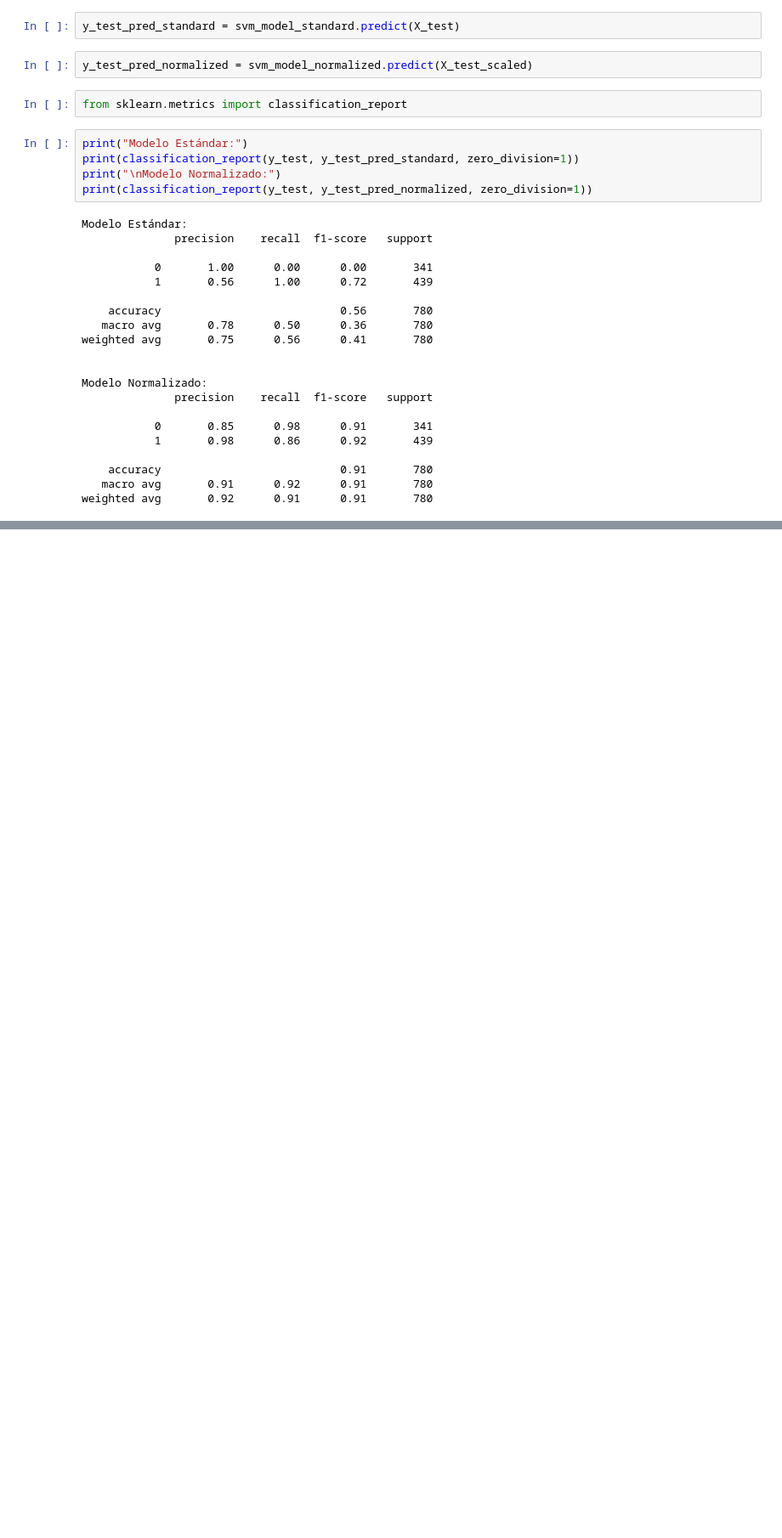
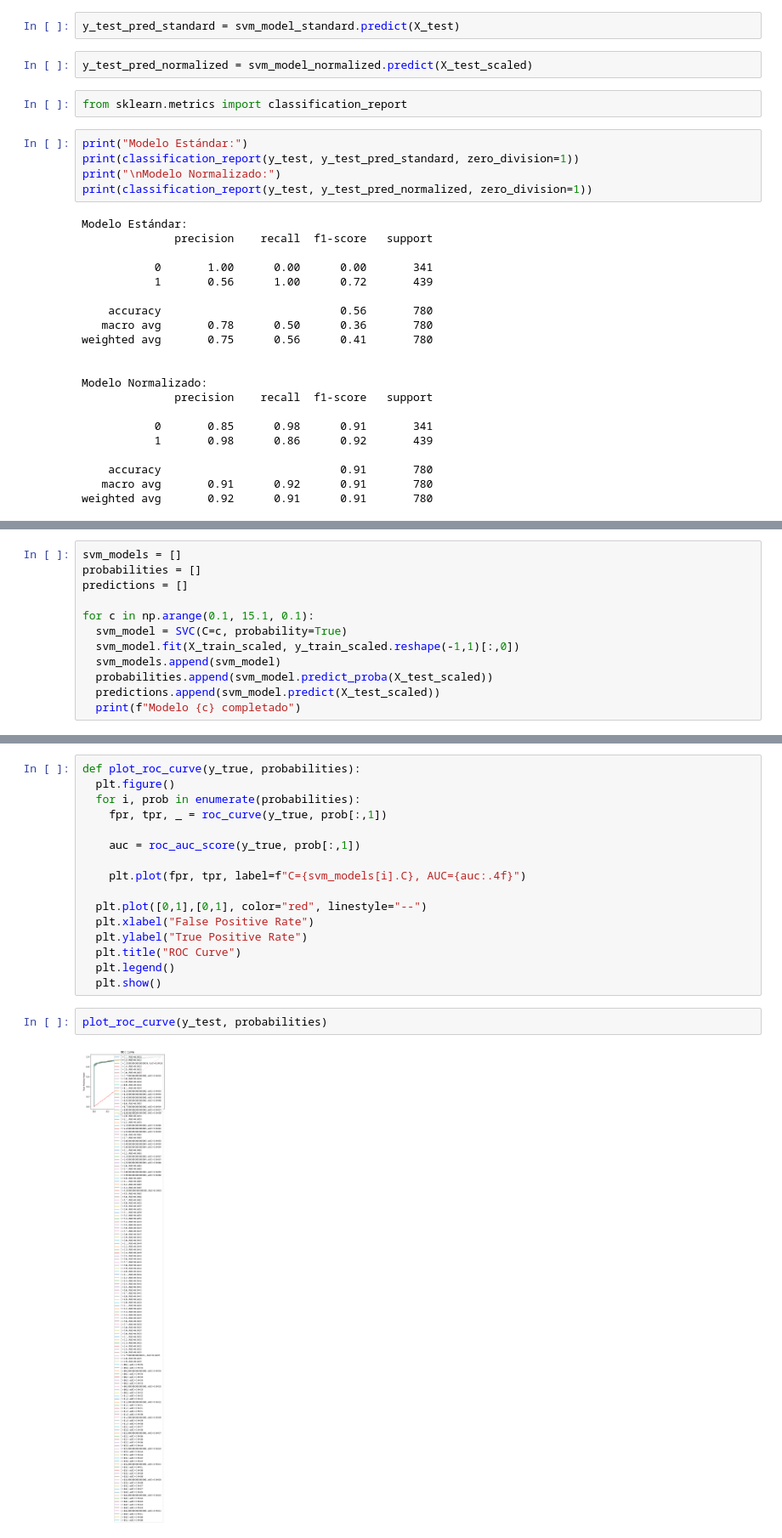
Before and after one commit to WSmithDR/espol-bootcamp-data_science, a Jupyter notebook: main.ipynb, the cells around one changed output, grey strips where cells are left out. Shown at 85% size. Cells and saved outputs as stored; diff of their text form; blank space fills up the shorter version.

```diff
--- a/main.ipynb
+++ b/main.ipynb
@@ -146,0 +149,12 @@ weighted avg       0.92      0.91      0.91       780
+# %%
+svm_models = []
+probabilities = []
+predictions = []
+
+for c in np.arange(0.1, 15.1, 0.1):
+  svm_model = SVC(C=c, probability=True)
+  svm_model.fit(X_train_scaled, y_train_scaled.reshape(-1,1)[:,0])
+  svm_models.append(svm_model)
+  probabilities.append(svm_model.predict_proba(X_test_scaled))
+  predictions.append(svm_model.predict(X_test_scaled))
+  print(f"Modelo {c} completado")
@@ -146,0 +202,20 @@ weighted avg       0.92      0.91      0.91       780
+# %%
+def plot_roc_curve(y_true, probabilities):
+  plt.figure()
+  for i, prob in enumerate(probabilities):
+    fpr, tpr, _ = roc_curve(y_true, prob[:,1])
+
+    auc = roc_auc_score(y_true, prob[:,1])
+
+    plt.plot(fpr, tpr, label=f"C={svm_models[i].C}, AUC={auc:.4f}")
+
+  plt.plot([0,1],[0,1], color="red", linestyle="--")
+  plt.xlabel("False Positive Rate")
+  plt.ylabel("True Positive Rate")
+  plt.title("ROC Curve")
+  plt.legend()
+  plt.show()
+# %%
+plot_roc_curve(y_test, probabilities)
+# %% [output]
+[figure, added]
```
Also changed, not shown: parts of 4 cells of this notebook.
